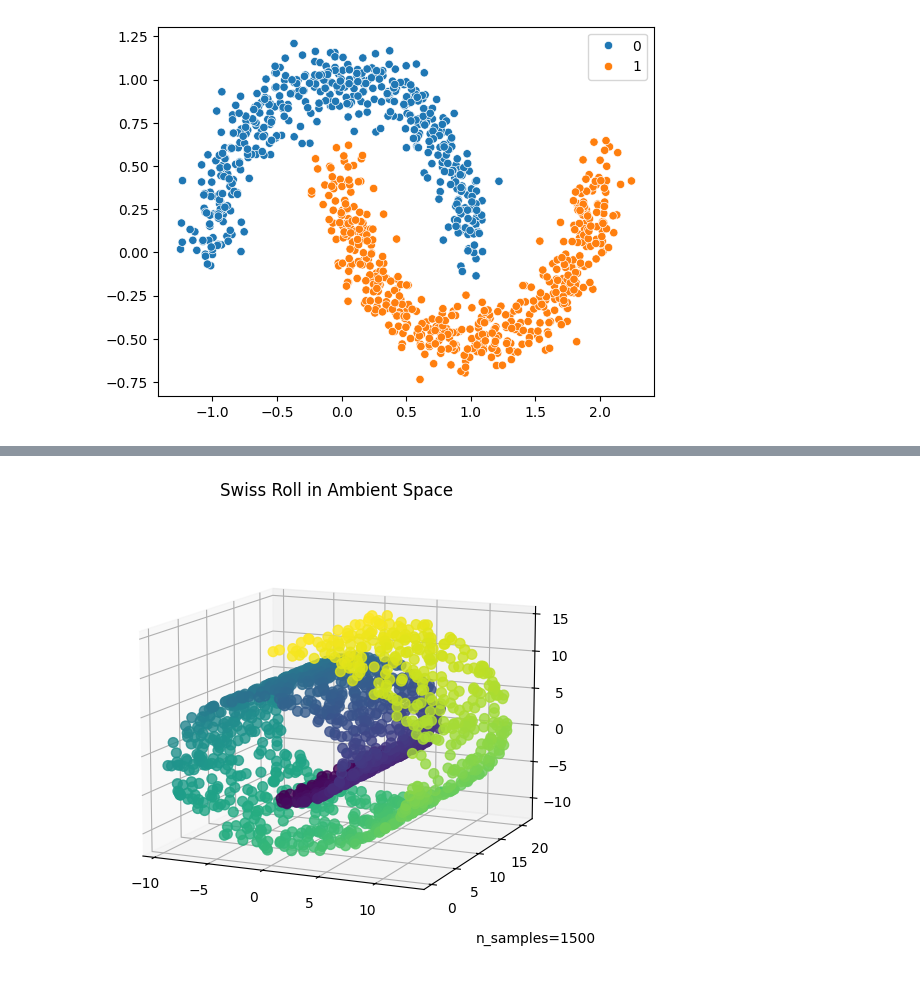
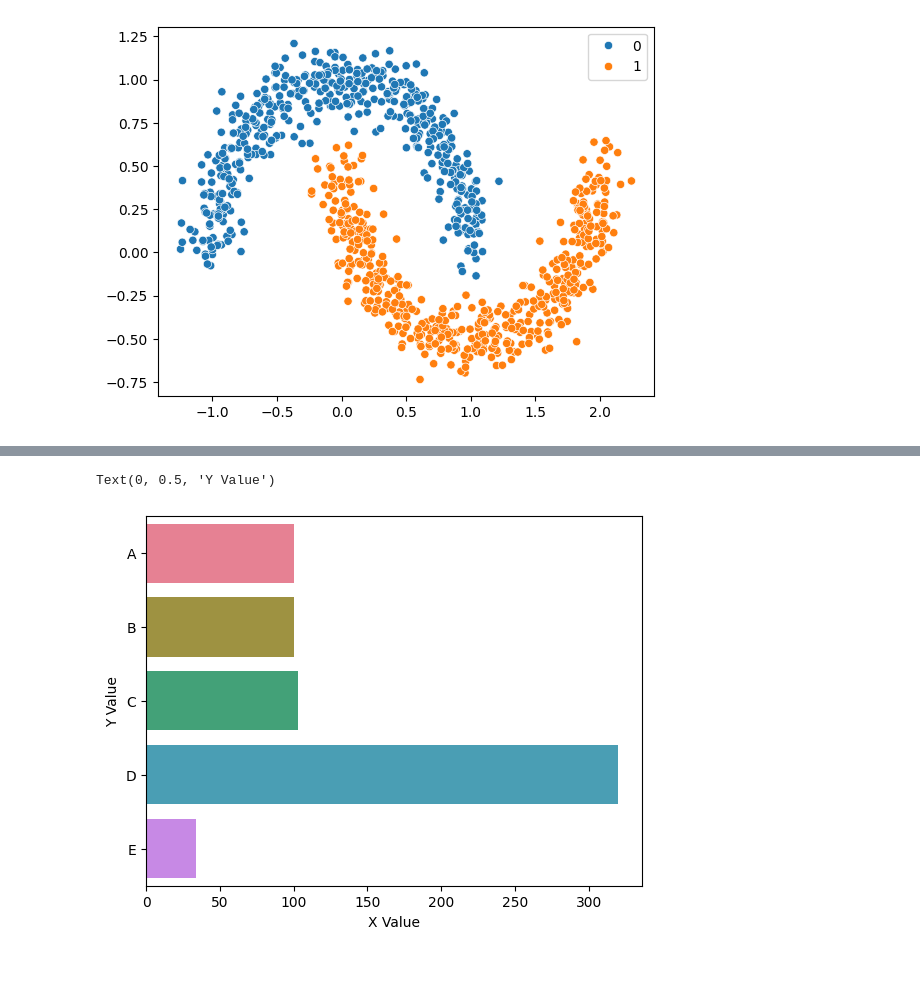
Before and after one commit to pythonieee/college_Pc_repo, a Jupyter notebook: cb_first.ipynb, the cells around one changed output, grey strips where cells are left out. Saved outputs shown, nothing was run; the diff lists cells and outputs as text; code cells hidden in the pictures; blank space fills up the shorter version.

```diff
--- a/cb_first.ipynb
+++ b/cb_first.ipynb
@@ -168,12 +147,11 @@ sr_points, sr_color = datasets.make_swiss_roll(n_samples=1500, random_state=0)
-# %%
-fig = plt.figure(figsize=(8, 6))
-ax = fig.add_subplot(111, projection="3d")
-fig.add_axes(ax)
-ax.scatter(
-    sr_points[:, 0], sr_points[:, 1], sr_points[:, 2], c=sr_color, s=50, alpha=0.8
-)
-ax.set_title("Swiss Roll in Ambient Space")
-ax.view_init(azim=-66, elev=12)
-_ = ax.text2D(0.8, 0.05, s="n_samples=1500", transform=ax.transAxes)
-# %% [output]
-[figure, removed]
+# %%
+import warnings
+warnings.filterwarnings("ignore")
+x=["A","B","C","D","E"]
+y=[100,100,103,320,34]
+sns.barplot(x=y,y=x,palette="husl",orient='h')
+plt.xlabel("X Value")
+plt.ylabel("Y Value")
+# %% [output]
+Text(0, 0.5, 'Y Value')
+[figure, added]
```
Also changed, not shown: parts of 5 cells of this notebook, 3 other files.
